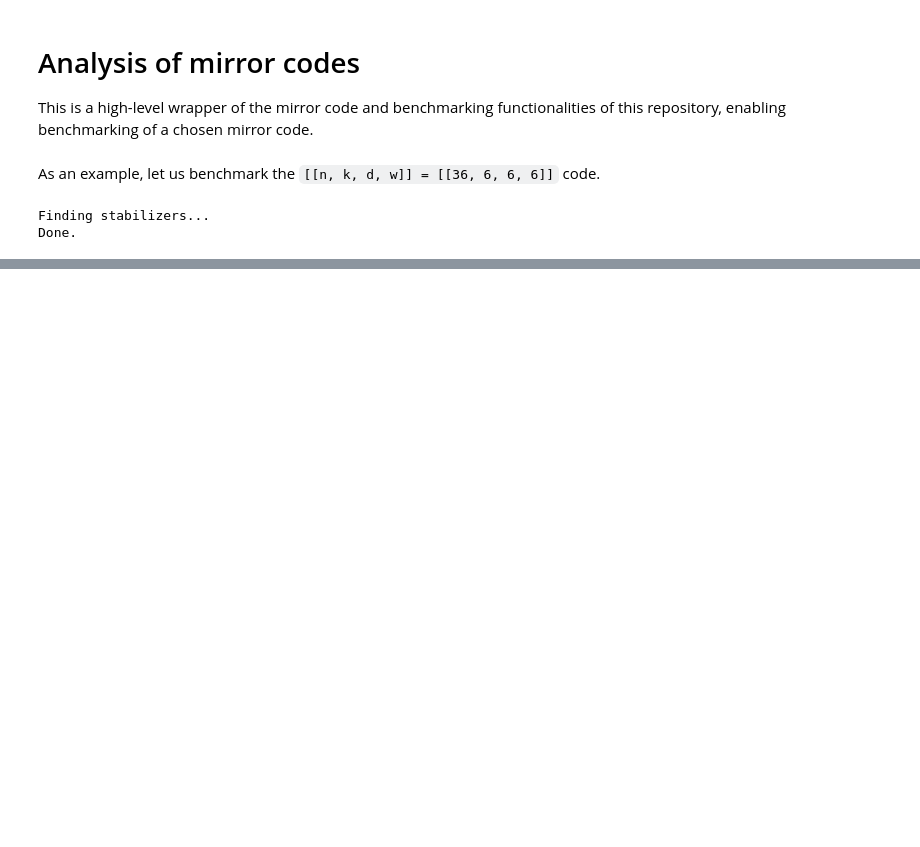
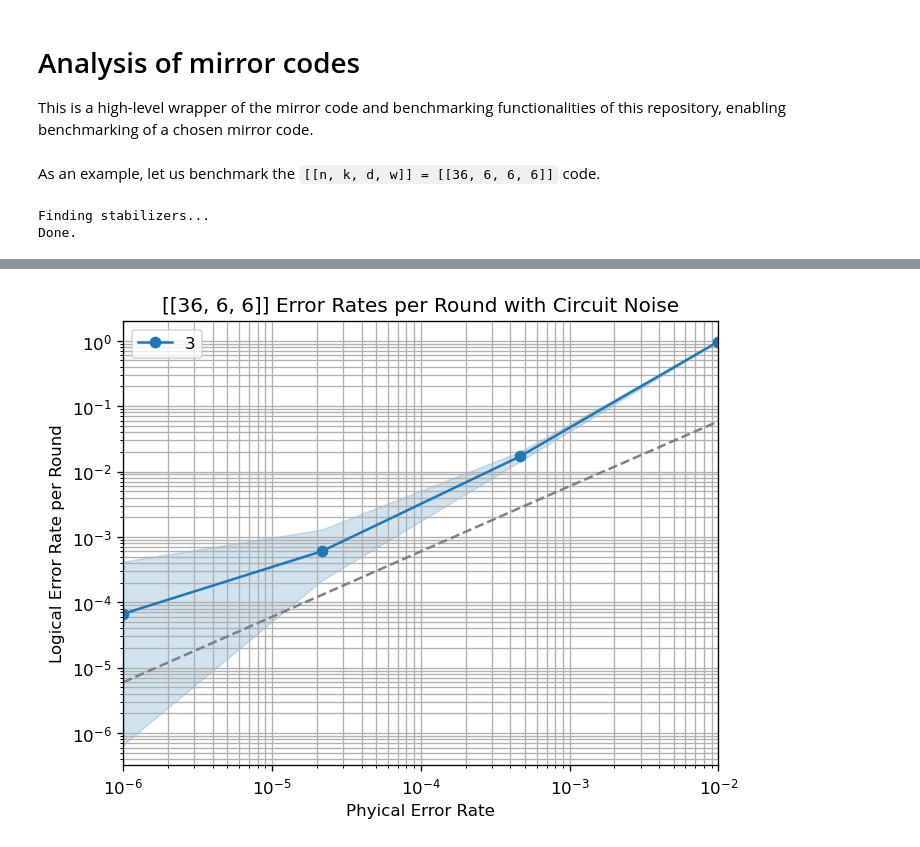
Before and after one commit to jz-lu/mirrorcodes, a Jupyter notebook: benchmarking_guide.ipynb, the cells around one changed output, grey strips where cells are left out. Saved outputs shown, nothing was run; the diff lists cells and outputs as text; code cells hidden in the pictures; blank space fills up the shorter version.

```diff
--- a/benchmarking_guide.ipynb
+++ b/benchmarking_guide.ipynb
@@ -75,0 +111,10 @@ Warning: the circuit has errors that do not flip any detectors
+# %%
+# Collect decoding outcomes per task from Sinter.
+results = sinter.collect(
+    num_workers=8,
+    tasks=tasks,
+    max_shots=10_000,
+    decoders=decoders,
+    custom_decoders=decoder_dict,
+    print_progress=True,
+)
@@ -75,0 +227,23 @@ Warning: the circuit has errors that do not flip any detectors
+# %%
+fig, ax = plt.subplots(1, 1)
+sinter.plot_error_rate(
+    ax=ax,
+    stats=results,
+    x_func=lambda stat: stat.json_metadata['p'],
+    group_func=lambda stat: stat.json_metadata['rounds'],
+    failure_units_per_shot_func=lambda stat: stat.json_metadata['rounds'],
+)
+physical_error_rates = 1 - (1 - PS)**benchmarker.num_logicals
+ax.loglog(PS, physical_error_rates, color='gray', linestyle='--')
+# ax.set_ylim(5e-3, 5e-2)
+ax.set_xlim(PS[0], PS[-1])
+ax.loglog()
+ax.set_title(f"{CODE_NAME} Error Rates per Round with Circuit Noise")
+ax.set_xlabel("Phyical Error Rate")
+ax.set_ylabel("Logical Error Rate per Round")
+ax.grid(which='major')
+ax.grid(which='minor')
+ax.legend()
+fig.set_dpi(120)  # Show it bigger
+# %% [output]
+[figure, added]
```
Also changed, not shown: parts of 6 cells of this notebook, 6 other files.
